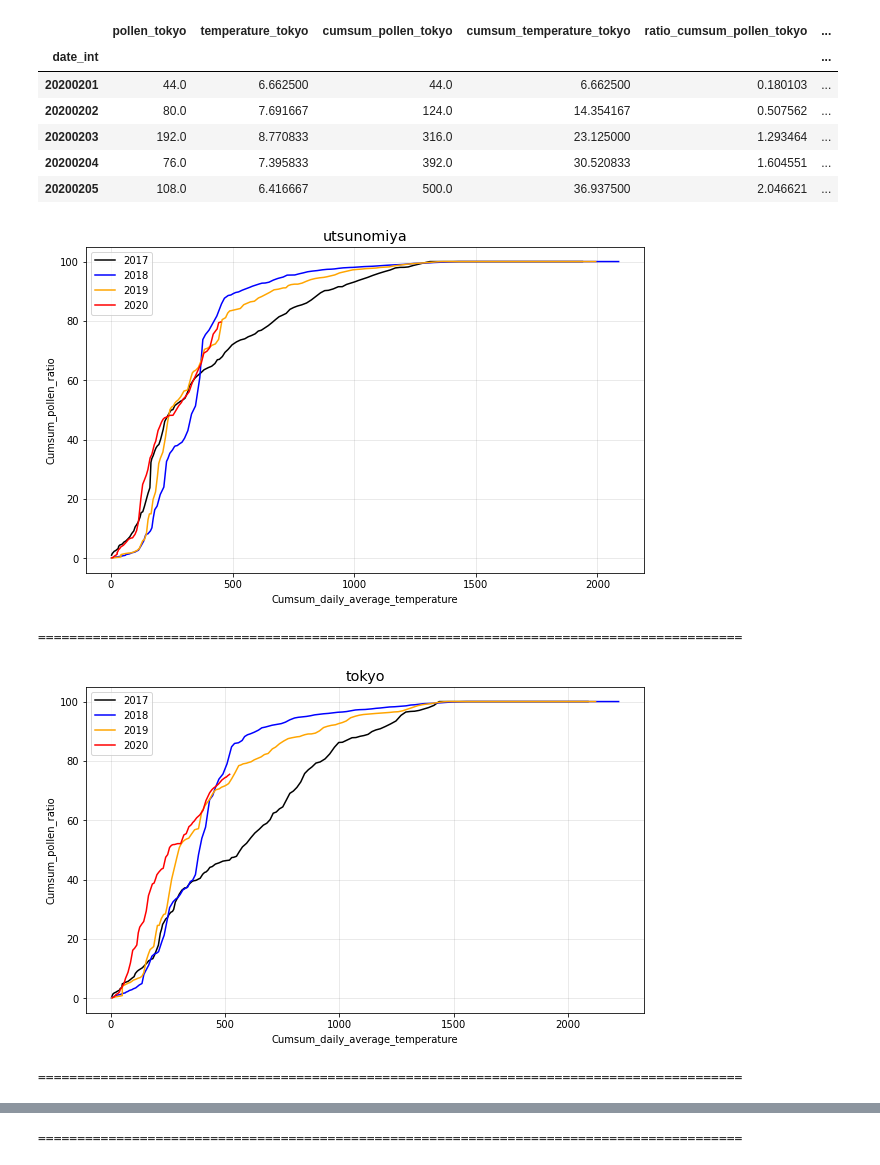
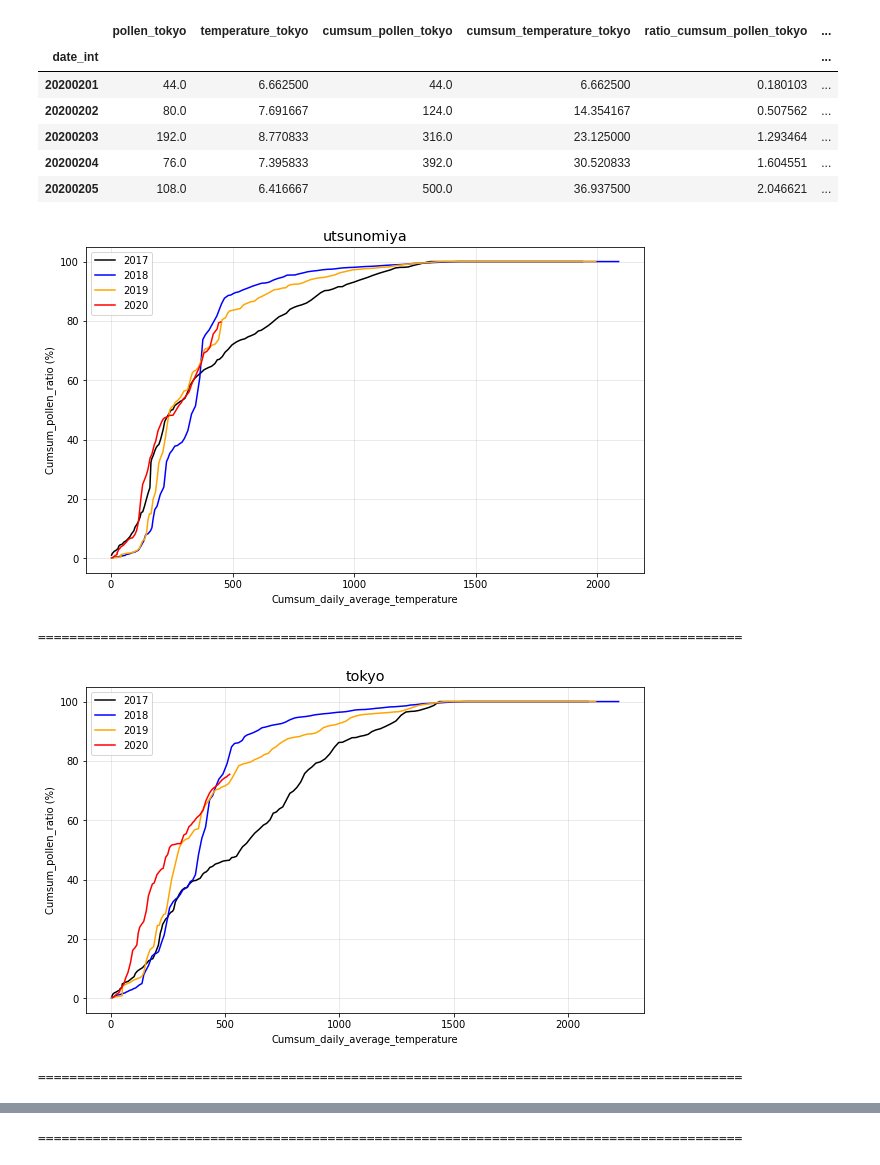
Before and after one commit to tak34/probspace_pollen, a Jupyter notebook: curve_fitting(2017抜く).ipynb, the cells around one changed output, grey strips where cells are left out. Drawn from its saved outputs; the diff is of its cells as text; code cells hidden in the pictures.

```diff
--- a/curve_fitting(2017抜く).ipynb
+++ b/curve_fitting(2017抜く).ipynb
@@ -223,7 +230,7 @@ for district in districts:
                 color=color)
 
     ax.set_xlabel("Cumsum_daily_average_temperature")
-    ax.set_ylabel("Cumsum_pollen_ratio")
+    ax.set_ylabel("Cumsum_pollen_ratio (%)")
     # ax2.set_ylabel("Cumsum_pollen_ratio")
     plt.legend()
     plt.show()
@@ -304,7 +309,7 @@ for district in districts:
                 color=color)
 
     ax.set_xlabel("Cumsum_daily_average_temperature")
-    ax.set_ylabel("Cumsum_pollen_ratio")
+    ax.set_ylabel("Cumsum_pollen_ratio (%)")
     # ax2.set_ylabel("Cumsum_pollen_ratio")
     plt.legend()
     plt.show()
@@ -407,7 +412,7 @@ for district in districts:
                     alpha=0.3)
 
     ax.set_xlabel("Cumsum_daily_average_temperature")
-    ax.set_ylabel("Cumsum_pollen_ratio")
+    ax.set_ylabel("Cumsum_pollen_ratio (%)")
     # ax2.set_ylabel("Cumsum_pollen_ratio")
     plt.legend()
     plt.show()
@@ -512,35 +517,35 @@ years = [
 ]
 districts = [
     "utsunomiya",
     "tokyo",
     "chiba"
 ]
 colors = [
     "black",
     "blue",
     "orange",
     "red"
 ]
 
 for district in districts:
     fig, ax = plt.subplots(figsize=(10, 6))
     ax.set_title(district, size="x-large")
     ax.grid(alpha=0.2, color="gray")
     for year, color in zip(years, colors):
         df = dfs_daily[f"{district}_{year}"]
         ax.plot(df[f"cumsum_temperature_{district}"],
                 df[f"ratio_cumsum_pollen_{district}"],
                 label=year,
                 color=color)
 
     ax.set_xlabel("Cumsum_daily_average_temperature")
-    ax.set_ylabel("Cumsum_pollen_ratio")
+    ax.set_ylabel("Cumsum_pollen_ratio (%)")
     # ax2.set_ylabel("Cumsum_pollen_ratio")
     plt.legend()
     plt.show()
     print("==="*30)
 # %% [output]
-[figure, old version]
+[figure, new version]
 ==========================================================================================
-[figure, old version]
+[figure, new version]
 ==========================================================================================
```
Also changed, not shown: parts of 3 cells of this notebook.
